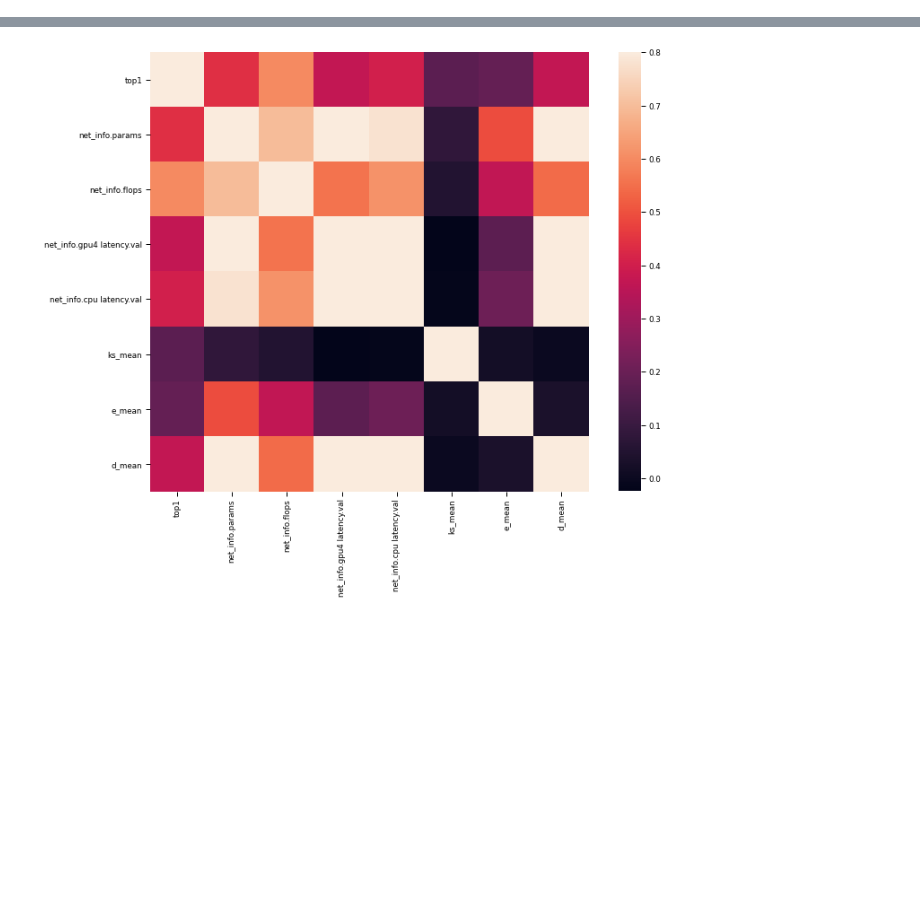
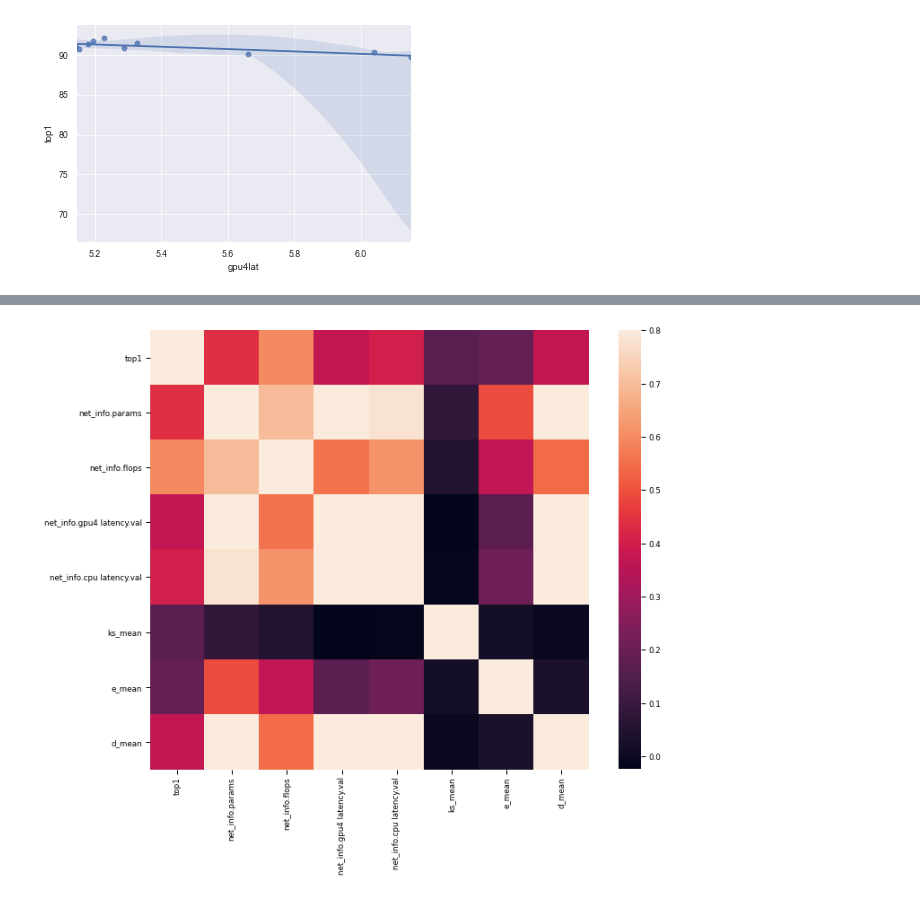
Before and after one commit to NielsEscarfail/FeatureExtractionKWS, a Jupyter notebook: ResultsVisualisation.ipynb, the cells around one changed output, grey strips where cells are left out. Saved outputs shown, nothing was run; the diff lists cells and outputs as text; code cells hidden in the pictures; blank space fills up the shorter version.

```diff
--- a/ResultsVisualisation.ipynb
+++ b/ResultsVisualisation.ipynb
@@ -43,17 +85,0 @@ df2 = df
-# %%
-import numpy as np
-ks_mean = np.mean(df['ks'].tolist(), axis=1)
-df2['ks_mean'] = ks_mean
-
-e_mean = np.mean(df['e'].tolist(), axis=1)
-df2['e_mean'] = e_mean
-
-d_mean = np.mean(df['d'].tolist(), axis=1)
-df2['d_mean'] = d_mean
-
-
-
-
-df2['acc_params_ratio'] = df['top1'] / df['net_info.params']
-df2['acc_flops_ratio'] = df['top1'] / df['net_info.flops']
-df2
@@ -73,0 +98,4 @@ df2
+# %%
+temp = df2.sort_values("acc_params_ratio", ascending=False)
+top_n = temp.head(100)
+top_n
@@ -83,5 +125,5 @@ def plot_top_n(df, column_name, in_f_of_column, n):
     sns.set_context("paper")
     # f, ax = plt.subplots(figsize=(7, 7))
     # ax.set(xscale="log", yscale="log")
-    splot = sns.lmplot(x=x, y=y, data=pd.concat([top_n[column_name], acc], axis=1))
+    splot = sns.regplot(x=x, y=y, data=pd.concat([top_n[column_name], acc], axis=1), order=2)
     # splot.set(xscale="log")
@@ -92,3 +141,7 @@ plot_top_n(df, 'net_info.flops', 'acc_flops_ratio', 1000)
+# %%
+plot_top_n(df2, 'gpu4lat', 'acctgpu4lat', 10)
+# %% [output]
+[figure, added]
 # %%
 #scatterplot
 sns.set()
```
Also changed, not shown: parts of 13 cells of this notebook, 2 other files.
